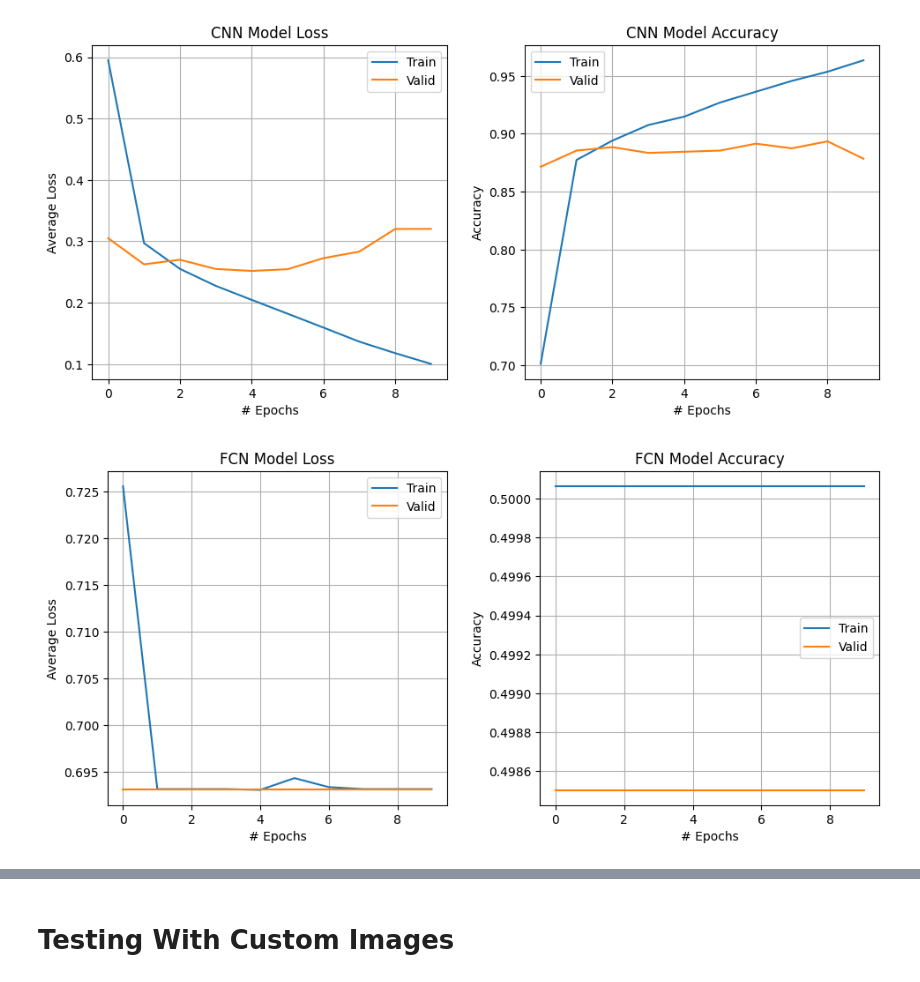
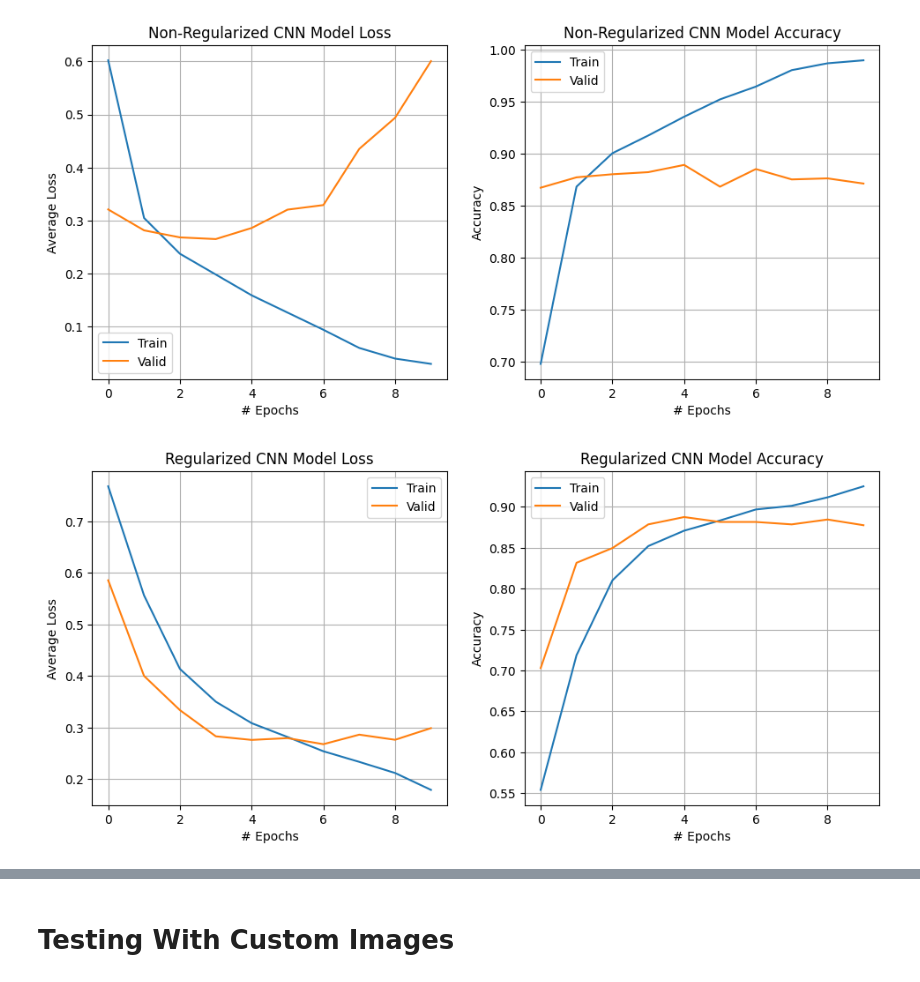
Before and after one commit to SKam23/Smile-Detector, a Jupyter notebook: 10315_Final_Project.ipynb, the cells around one changed output, grey strips where cells are left out. Drawn from its saved outputs; the diff is of its cells as text; code cells hidden in the pictures.

Commit message:
Adding non-regularized model

```diff
--- a/10315_Final_Project.ipynb
+++ b/10315_Final_Project.ipynb
@@ -8,4 +16,4 @@ _**Authors:** by Shaheer Aslam, Steven Kam, and Sajan Shah_
 # %%
-train_flag = True
+train_flag = False
 # %% [markdown]
 ## Library Imports
@@ -140,11 +158,12 @@ plt.show()
 # %%
 class CNN(nn.Module):
-    def __init__(self):
+    def __init__(self, regularize = True):
         super(CNN, self).__init__()
         self.conv1 = nn.Conv2d(3, 32, kernel_size=3, padding=1)
         self.conv2 = nn.Conv2d(32, 64, kernel_size=3, padding=1)
         self.fc1 = nn.Linear(64 * 44 * 44, 128)
         self.fc2 = nn.Linear(128, 2)
+        self.regularize = regularize
         self.dropout = nn.Dropout(p=0.5)
 
     def forward(self, x):
@@ -154,7 +173,8 @@ class CNN(nn.Module):
         x = F.max_pool2d(x, 2)
         x = x.view(x.size(0), -1)
         x = F.relu(self.fc1(x))
-        x = self.dropout(x)
+        if self.regularize:
+          x = self.dropout(x)
         x = self.fc2(x)
         return x
 # %%
@@ -281,8 +302,10 @@ def getLossesAccs(filename):
 # if train flag is true, we train the models and get losses, accs
 if train_flag:
   mobilenet = torchvision.models.mobilenet_v2()
+  nonreg_model, nonreg_train_losses, nonreg_val_losses, nonreg_train_accs, nonreg_val_accs = train(CNN(False), train_dataloader,val_dataloader,10)
+  print("Non-regularized CNN Model done training!")
   model, train_losses, val_losses, train_accs, val_accs = train(CNN(), train_dataloader,val_dataloader,10)
-  print("CNN Model done training!")
+  print("Regularized CNN Model done training!")
   FCNmodel, FCNtrain_losses, FCNval_losses, FCNtrain_accs, FCNval_accs =   train(FCN(), train_dataloader,val_dataloader,10, True)
   print("FCN Model done training!")
   pFCNmodel, pFCNtrain_losses, pFCNval_losses, pFCNtrain_accs, pFCNval_accs = train(MobileNet(True), train_dataloader,val_dataloader,10, False)
@@ -290,14 +313,17 @@ if train_flag:
 # otherwise, load them in
 else:
   device = torch.device("cuda" if torch.cuda.is_available() else "cpu")
-  modelDict, FCNmodelDict, pFCNmodelDict = torch.load('./SmileData/models/CNN-Model.pt'), torch.load('./SmileData/models/FCN-Model.pt'), torch.load('./SmileData/models/pFCN-Model.pt')
-  model, FCNmodel, pFCNmodel = CNN(), FCN(), MobileNet(True)
+  modelDict, FCNmodelDict, pFCNmodelDict, nonreg_modelDict = torch.load('./SmileData/models/CNN-Model.pt'), torch.load('./SmileData/models/FCN-Model.pt'), torch.load('./SmileData/models/pFCN-Model.pt'), torch.load('./SmileData/models/nonreg-CNN-Model.pt')
+  model, FCNmodel, pFCNmodel, nonreg_model = CNN(), FCN(), MobileNet(True), CNN(False)
   model.load_state_dict(modelDict)
   FCNmodel.load_state_dict(FCNmodelDict)
   pFCNmodel.load_state_dict(pFCNmodelDict)
+  nonreg_model.load_state_dict(nonreg_modelDict)
   model = model.to(device)
   FCNmodel = FCNmodel.to(device)
   pFCNmodel = pFCNmodel.to(device)
+  nonreg_model = nonreg_model.to(device)
   train_losses, val_losses, train_accs, val_accs = getLossesAccs("./SmileData/losses-accuracies/CNN-Data.csv")
   FCNtrain_losses, FCNval_losses, FCNtrain_accs, FCNval_accs = getLossesAccs("./SmileData/losses-accuracies/FCN-Data.csv")
   pFCNtrain_losses, pFCNval_losses, pFCNtrain_accs, pFCNval_accs = getLossesAccs("./SmileData/losses-accuracies/pFCN-Data.csv")
+  nonreg_train_losses, nonreg_val_losses, nonreg_train_accs, nonreg_val_accs = getLossesAccs("./SmileData/losses-accuracies/nonreg-CNN-Data.csv")
@@ -360,9 +361,10 @@ def plotStatistics(model_name, epochs, trainLosses, trainAccs, validLosses, vali
     fig.set_figheight(5)
     fig.tight_layout(pad=2)
 # %%
-plotStatistics("CNN Model", 10, train_losses, train_accs, val_losses, val_accs)
+plotStatistics("Non-Regularized CNN Model", 10, nonreg_train_losses, nonreg_train_accs, nonreg_val_losses, nonreg_val_accs)
+plotStatistics("Regularized CNN Model", 10, train_losses, train_accs, val_losses, val_accs)
 plotStatistics("FCN Model", 10, FCNtrain_losses, FCNtrain_accs, FCNval_losses, FCNval_accs)
 plotStatistics("Pretrained MobileNet", 10, pFCNtrain_losses, pFCNtrain_accs, pFCNval_losses, pFCNval_accs)
 # %% [output]
-[figure, old version]
+[figure, new version]
-[figure, old version]
+[figure, new version]
```
Also changed, not shown: parts of 21 cells of this notebook.
